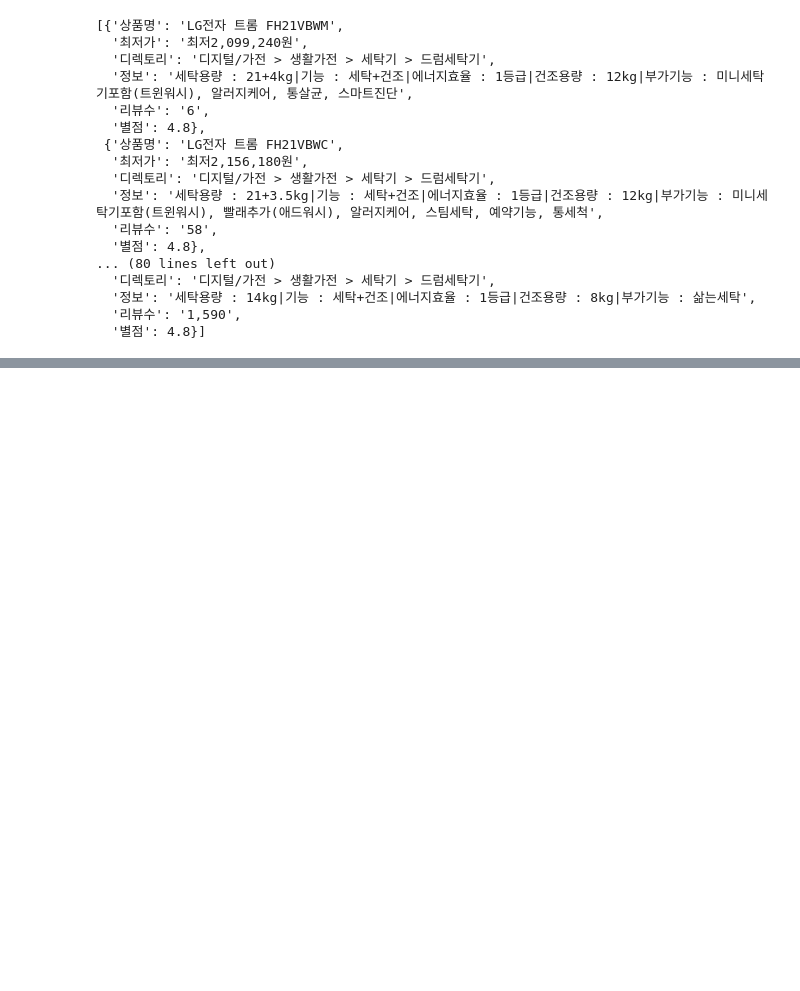
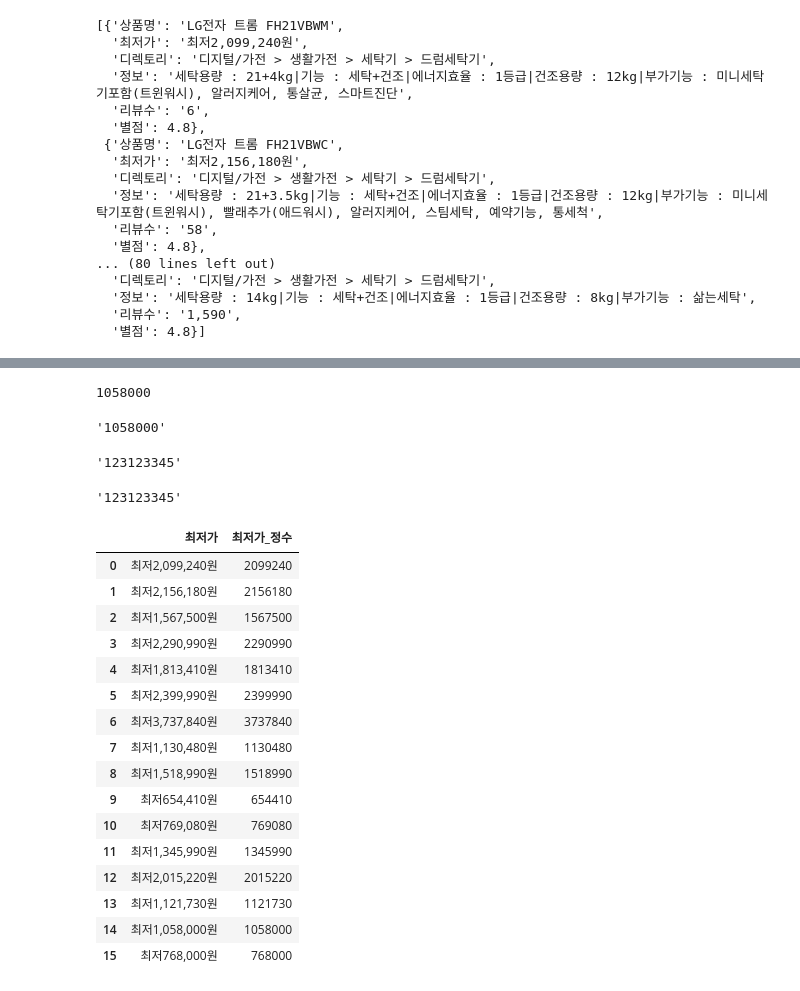
Before and after one commit to CodingSta/demo-201810-lge, a Jupyter notebook: 파이썬강의.ipynb, the cells around one changed output, grey strips where cells are left out. Cells and saved outputs as stored; diff of their text form; code cells hidden in the pictures; blank space fills up the shorter version.

```diff
--- a/파이썬강의.ipynb
+++ b/파이썬강의.ipynb
@@ -1303,0 +1364,41 @@ df_상품.head()
+# %%
+int(최저가_문자열[2:-1].replace(',', ''))
+# %% [output]
+1058000
+# %%
+최저가_정수 = ''.join(re.findall('\d+', 최저가_문자열))
+최저가_정수
+# %% [output]
+'1058000'
+# %%
+def 문자열_to_정수(문자열_값):
+    return ''.join(re.findall('\d+', 문자열_값))
+# %%
+문자열_to_정수('최저123,123,345원')
+# %% [output]
+'123123345'
+# %%
+문자열_to_정수('최저가123,123,345원입니다')
+# %% [output]
+'123123345'
+# %%
+df_상품['최저가_정수'] = df_상품['최저가'].apply(문자열_to_정수)
+df_상품[['최저가', '최저가_정수']]
+# %% [output]
+|  | 최저가 | 최저가_정수 |
+| 0 | 최저2,099,240원 | 2099240 |
+| 1 | 최저2,156,180원 | 2156180 |
+| 2 | 최저1,567,500원 | 1567500 |
+| 3 | 최저2,290,990원 | 2290990 |
+| 4 | 최저1,813,410원 | 1813410 |
+| 5 | 최저2,399,990원 | 2399990 |
+| 6 | 최저3,737,840원 | 3737840 |
+| 7 | 최저1,130,480원 | 1130480 |
+| 8 | 최저1,518,990원 | 1518990 |
+| 9 | 최저654,410원 | 654410 |
+| 10 | 최저769,080원 | 769080 |
+| 11 | 최저1,345,990원 | 1345990 |
+| 12 | 최저2,015,220원 | 2015220 |
+| 13 | 최저1,121,730원 | 1121730 |
+| 14 | 최저1,058,000원 | 1058000 |
+| 15 | 최저768,000원 | 768000 |
```
Also changed, not shown: parts of 7 cells of this notebook.
